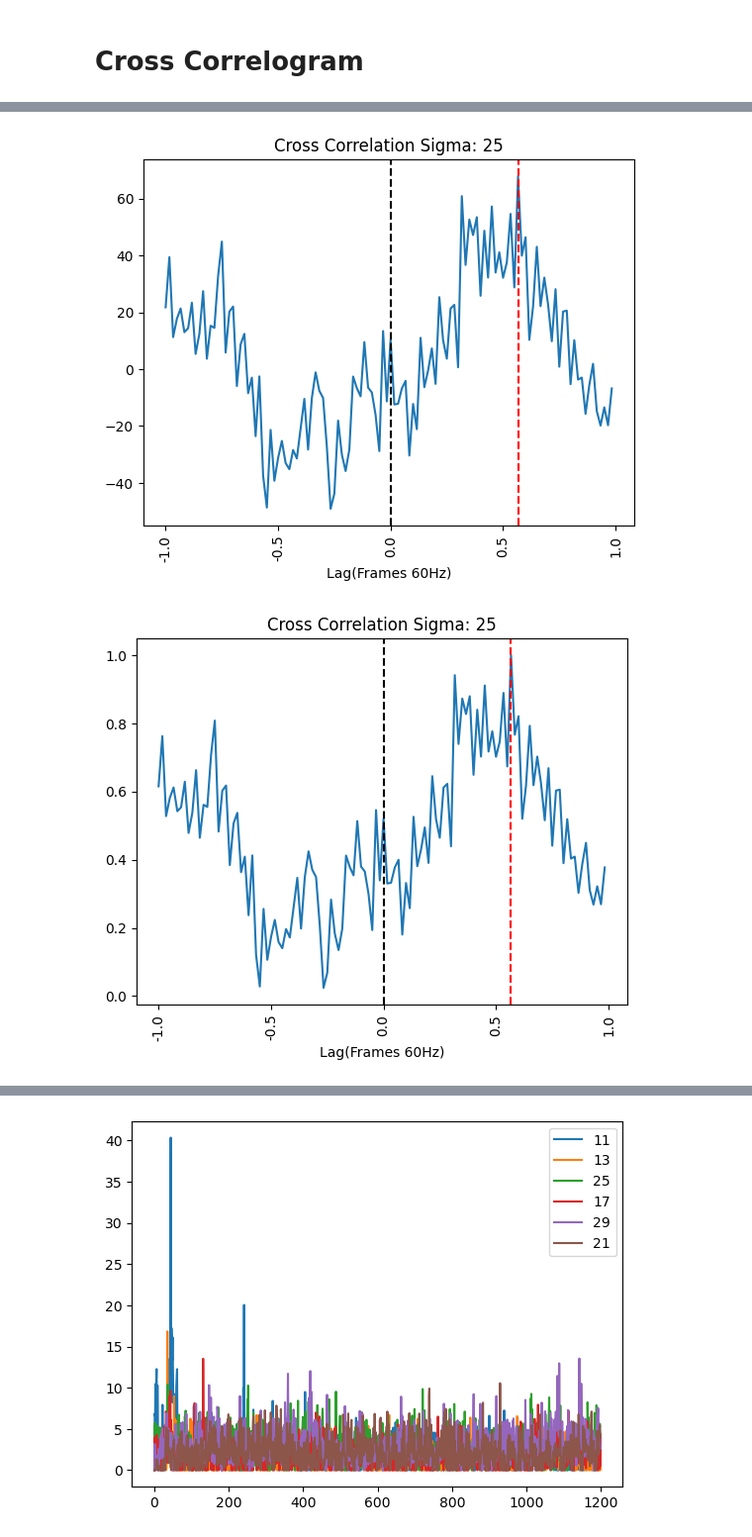
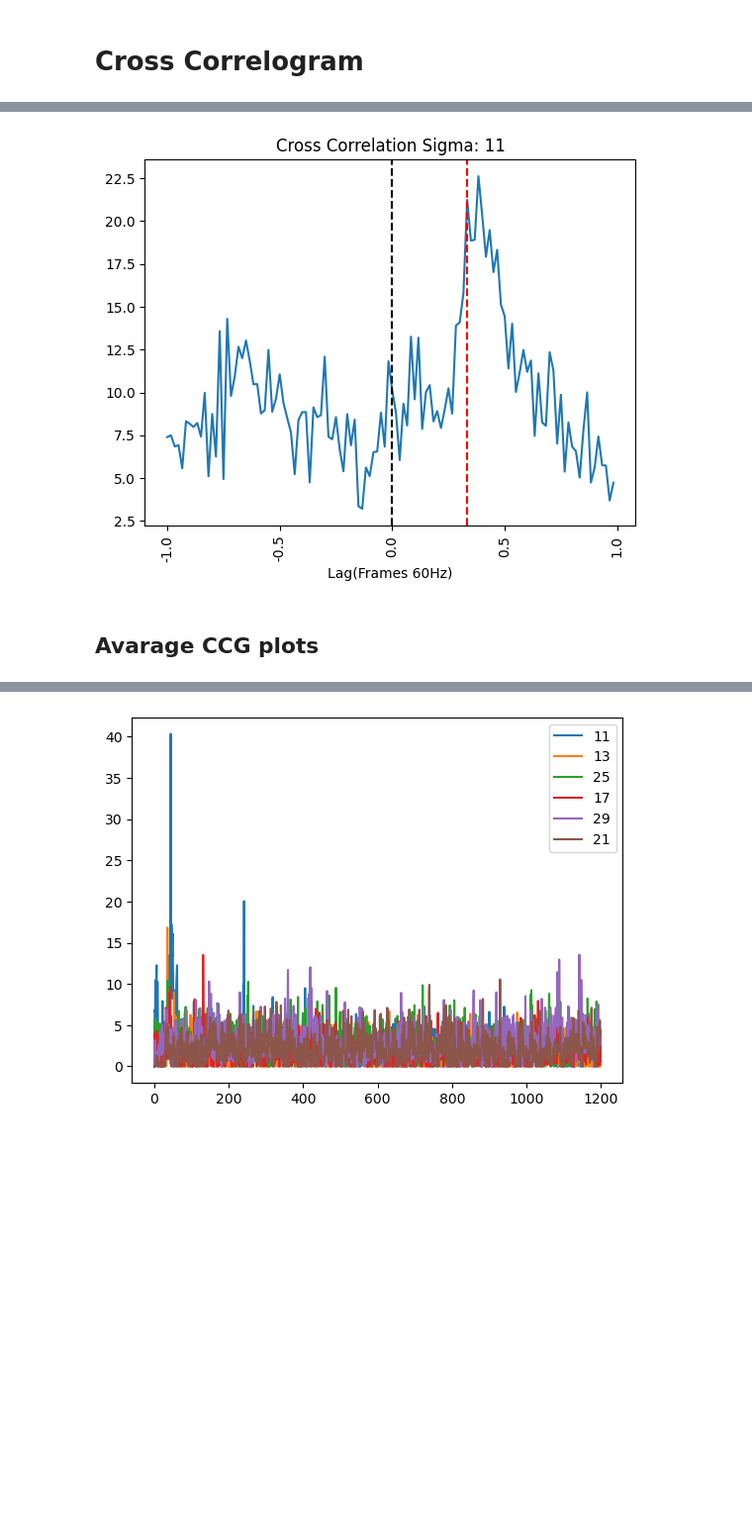
Before and after one commit to omeryildiran/Guido-Pascal-Omer-continuous-psychophysics, a Jupyter notebook: analysis_primier.ipynb, the cells around one changed output, grey strips where cells are left out. Shown at 99% size. Cells and saved outputs as stored; diff of their text form; code cells hidden in the pictures; blank space fills up the shorter version.

```diff
--- a/analysis_primier.ipynb
+++ b/analysis_primier.ipynb
@@ -45,9 +125,0 @@ array([[11, 11, 11, 11, 11, 13, 13, 13, 13, 13, 25, 25, 25, 25, 25, 17,
-# %%
-# create key-value pairs for the dictionary of 30 trials
-trial_dict = {}
-for i in range(30):
-    trial_dict[i] = {'target': target[i,:], 'response': response[i,:], 'mouse_x': mouse_x[i,:], 'mouse_y': mouse_y[i,:], 'blob_x': blob_x[i,:], 'blob_y': blob_y[i,:]}
-# %%
-# dictionary of 5 sigma values and trialNums
-sigma_dict = {11: 0, 13: 1, 25: 2, 17:3,29:4,21:5}
-sigma
@@ -121,13 +126,13 @@ plt.legend(['mouse','target'])
 # %% [markdown]
 # Cross Correlogram
 # %%
-selected_sigma = 25
+selected_sigma = 11
 trialNum=sigma_dict[selected_sigma]*5+0
 # Normalize the signals
-#normalized_target = (target[trialNum, :] - np.mean(target[trialNum, :])) / np.std(target[trialNum, :])
-#normalized_response = (response[trialNum, :] - np.mean(response[trialNum, :])) / np.std(response[trialNum, :])
-X=mouse_x_velocity[trialNum, :]
-Y=blob_x_velocity[trialNum, :]
+def min_max_normalizer(x):
+    return ((x-x.min())/(x.max()-x.min()))*2-1
+X=min_max_normalizer(mouse_x_velocity[trialNum, :])
+Y=min_max_normalizer(blob_x_velocity[trialNum, :])
 
 ccg=  np.correlate(X, Y, 'full')
 lag_range = 90
@@ -244,52 +250,28 @@ plt.plot(ccg)
 # %%
 # plot corss-correlation for a single trial
+len_trial=len(target[0,:])
 frameRate=60
 time_lag=1 # seconds
 steps=int(frameRate*time_lag)
-plt.plot(ccg[1200-steps:1200+steps])
-
+plt.plot(ccg[len_trial-steps:len_trial+steps])
+ccg=ccg_blob_mean[0]# set CCG
 # set x axis ticks from -120 to 120 with ticks at every 20 units
 x=np.linspace(0, frameRate*time_lag*2, 5)
 labels=np.linspace(-time_lag, time_lag, len(x))
 plt.xticks(x, labels, rotation='vertical')
 
 #plot a vertical line at lag=0
 plt.axvline(time_lag*frameRate, color='black', linestyle='--')
 # calculate highest correlation
-max_corr=np.max(ccg[1200-steps:1200+steps])
-max_corr_index=np.argmax(ccg[1200-steps:1200+steps])
+max_corr=np.max(ccg[len_trial-steps:len_trial+steps])
+max_corr_index=np.argmax(ccg[len_trial-steps:len_trial+steps])
 # plot the highest correlation
 #plt.axhline(max_corr, color='black', linestyle='--')
 plt.axvline(max_corr_index, color='red', linestyle='--')
 plt.title('Cross Correlation Sigma: ' + str(selected_sigma))
 plt.xlabel('Lag(Frames 60Hz)')
 plt.show()
-
-
-# normalize the correlation and then re-plot
-def normalized(x):
-    return ((x-x.min())/(x.max()-x.min()))
-normalized_ccg=normalized(ccg)
-plt.plot(normalized_ccg[1200-steps:1200+steps])
-# set x axis ticks from -120 to 120 with ticks at every 20 units
-x=np.linspace(0, frameRate*time_lag*2, 5)
-labels=np.linspace(-time_lag, time_lag, len(x))
-# set x axis ticks from -120 to 120 with ticks at every 20 units
-x=np.linspace(0, frameRate*time_lag*2, 5)
-labels=np.linspace(-time_lag, time_lag, len(x))
-plt.xticks(x, labels, rotation='vertical')
-
-#plot a vertical line at lag=0
-plt.axvline(time_lag*frameRate, color='black', linestyle='--')
-# calculate highest correlation
-max_corr=np.max(ccg[1200-steps:1200+steps])
-max_corr_index=np.argmax(ccg[1200-steps:1200+steps])
-# plot the highest correlation
-#plt.axhline(max_corr, color='black', linestyle='--')
-plt.axvline(max_corr_index, color='red', linestyle='--')
-plt.title('Cross Correlation Sigma: ' + str(selected_sigma))
-plt.xlabel('Lag(Frames 60Hz)')
-plt.show()
 # %% [output]
-[figure, old version]
+[figure, new version]
-[figure, removed]
+# %% [markdown]
+## Avarage CCG plots
```
Also changed, not shown: parts of 26 cells of this notebook.
